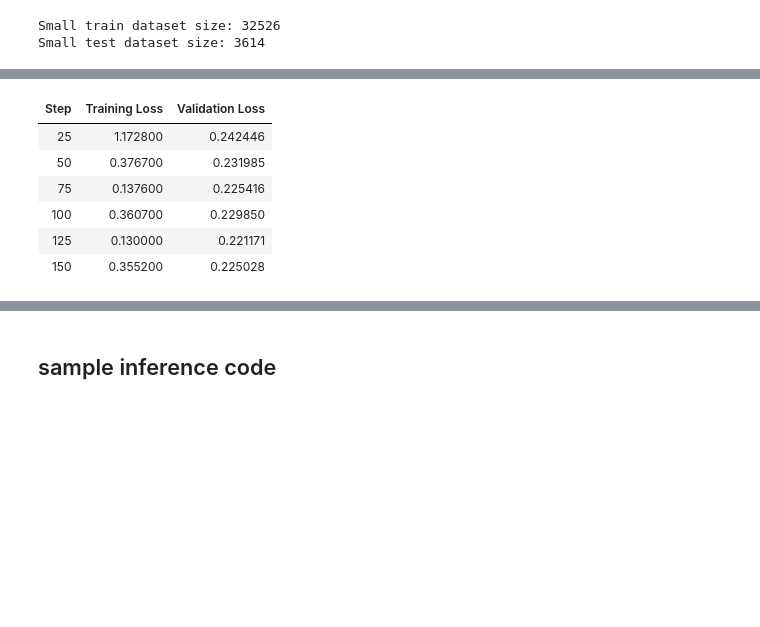
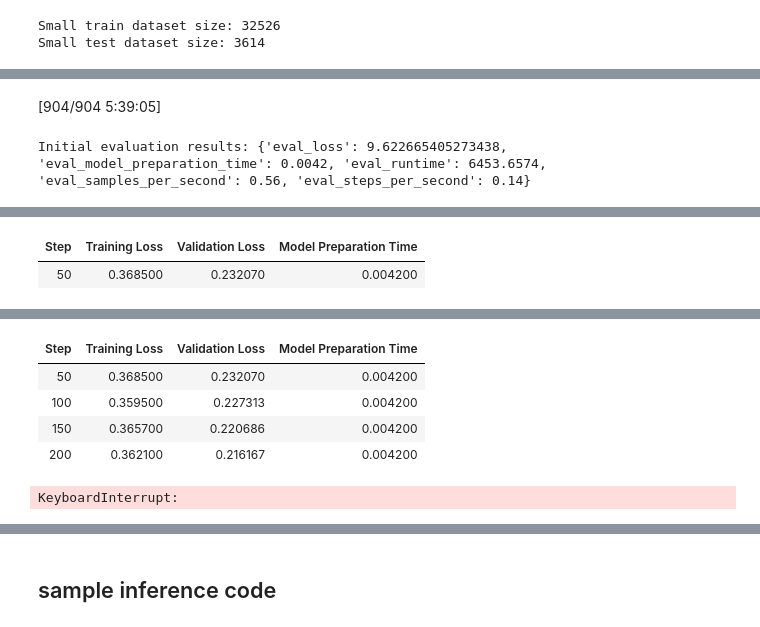
Before and after one commit to sayanbanerjee32/multimodal_llm, a Jupyter notebook: phi_3_QLoRA_instruct150k.ipynb, the cells around one changed output, grey strips where cells are left out. Saved outputs shown, nothing was run; the diff lists cells and outputs as text; code cells hidden in the pictures; blank space fills up the shorter version.

Commit message:
with ability start form checkpoint - still not able to solve performance issue after merge and unload

```diff
--- a/phi_3_QLoRA_instruct150k.ipynb
+++ b/phi_3_QLoRA_instruct150k.ipynb
@@ -466,7 +477,7 @@ warmup_ratio = 0.03
 group_by_length = True
 save_steps = 25
 logging_steps = 25
-eval_steps = 25 # Evaluate every 25 steps
+eval_steps = 50 # Evaluate every 25 steps
 max_seq_length = 256
 packing = False
 device_map = {"": 0}
@@ -766,7 +777,6 @@ class Phi3WithProjector(PreTrainedModel):
 
         if projector_path and os.path.exists(projector_path):
             projector_state_dict = torch.load(projector_path, map_location=phi3_model.device)
-
             # Check if the state dict has the expected structure
             if 'linear.weight' in projector_state_dict:
                 input_dim = projector_state_dict['linear.weight'].size(1)
@@ -787,6 +797,9 @@ class Phi3WithProjector(PreTrainedModel):
             input_dim = 512  # Default CLIP embedding size
             output_dim = phi3_model.config.hidden_size
             projector = ImageProjector(input_dim, output_dim)
+
+        # Move the projector to the same device as phi3_model
+        projector = projector.to(phi3_model.device)
 
         # Create and return the Phi3WithProjector instance
         model = cls(phi3_model, projector, debug=debug)
@@ -924,6 +937,7 @@ gdrive_checkpoint_dir = "/content/drive/MyDrive/multimodel_llm/phi3_checkpoints"
 
 # Ensure the directory exists
 os.makedirs(gdrive_checkpoint_dir, exist_ok=True)
+import dataclasses
 
 class SaveLatestCheckpointCallback(TrainerCallback):
     def on_save(self, args, state, control, **kwargs):
@@ -936,13 +950,28 @@ class SaveLatestCheckpointCallback(TrainerCallback):
 
             # Save the projector separately
             projector_path = os.path.join(checkpoint_dir, "image_projector.pth")
-            torch.save(kwargs["model"].projector.state_dict(), projector_path)
+            # torch.save(kwargs["model"].projector.state_dict(), projector_path)
+            torch.save(kwargs["model"].base_model.model.projector.state_dict(), projector_path)
+
+            # Explicitly save the trainer state
+            trainer_state_path = os.path.join(checkpoint_dir, "trainer_state.json")
+            state_dict = dataclasses.asdict(state)
+            with open(trainer_state_path, "w") as f:
+                json.dump(state_dict, f, indent=2)
 
             # Remove previous checkpoint
             prev_checkpoint = os.path.join(gdrive_checkpoint_dir, f"checkpoint-{state.global_step - args.save_steps}")
             if os.path.exists(prev_checkpoint):
                 import shutil
                 shutil.rmtree(prev_checkpoint)
+
+# Function to get the latest checkpoint
+def get_latest_checkpoint(checkpoint_dir):
+    checkpoints = [d for d in os.listdir(checkpoint_dir) if d.startswith('checkpoint-')]
+    if not checkpoints:
+        return None
+    latest_checkpoint = max(checkpoints, key=lambda x: int(x.split('-')[1]))
+    return os.path.join(checkpoint_dir, latest_checkpoint)
 # %%
 if torch.cuda.is_bf16_supported():
   compute_dtype = torch.bfloat16
@@ -1110,7 +1146,9 @@ training_args = TrainingArguments(
     report_to="all",
     eval_strategy="steps",
     eval_steps=eval_steps, # Evaluate every 25 steps
-
+    # Add these new arguments
+    do_eval=True,
+    eval_delay=0,  # Start evaluation immediately
     # Enable gradient checkpointing
     gradient_checkpointing=gradient_checkpointing,
     # Disable data parallelism if not needed
@@ -1170,8 +1208,15 @@ trainer = SFTTrainer(
     callbacks=[SaveLatestCheckpointCallback()],  # Add the custom callback
 )
 
-# Start training
+# Perform initial evaluation
+print("Performing initial evaluation...")
+eval_results = trainer.evaluate()
+print(f"Initial evaluation results: {eval_results}")
+
+# # Start training
 trainer.train()
+# Start or resume training
+# trainer.train(resume_from_checkpoint=latest_checkpoint)
 # %% [output]
 Deprecated positional argument(s) used in SFTTrainer, please use the SFTConfig to set these arguments instead.
   warnings.warn(message, FutureWarning)
@@ -1180,0 +1225,2 @@ WARNING:transformers_modules.microsoft.Phi-3-mini-4k-instruct.0a67737cc96d255423
+[904/904 5:39:05]
+Initial evaluation results: {'eval_loss': 9.622665405273438, 'eval_model_preparation_time': 0.0042, 'eval_runtime': 6453.6574, 'eval_samples_per_second': 0.56, 'eval_steps_per_second': 0.14}
@@ -1181,7 +1229,2 @@ WARNING:transformers_modules.microsoft.Phi-3-mini-4k-instruct.0a67737cc96d255423
-| Step | Training Loss | Validation Loss |
-| 25 | 1.172800 | 0.242446 |
-| 50 | 0.376700 | 0.231985 |
-| 75 | 0.137600 | 0.225416 |
-| 100 | 0.360700 | 0.229850 |
-| 125 | 0.130000 | 0.221171 |
-| 150 | 0.355200 | 0.225028 |
+| Step | Training Loss | Validation Loss | Model Preparation Time |
+| 50 | 0.368500 | 0.232070 | 0.004200 |
@@ -1188,3 +1232,9 @@ WARNING:transformers_modules.microsoft.Phi-3-mini-4k-instruct.0a67737cc96d255423
+| Step | Training Loss | Validation Loss | Model Preparation Time |
+| 50 | 0.368500 | 0.232070 | 0.004200 |
+| 100 | 0.359500 | 0.227313 | 0.004200 |
+| 150 | 0.365700 | 0.220686 | 0.004200 |
+| 200 | 0.362100 | 0.216167 | 0.004200 |
+KeyboardInterrupt:
 # %%
 # Save the fine-tuned model
 # trainer.model.save_pretrained(new_model)
```
Also changed, not shown: parts of 27 cells of this notebook.
